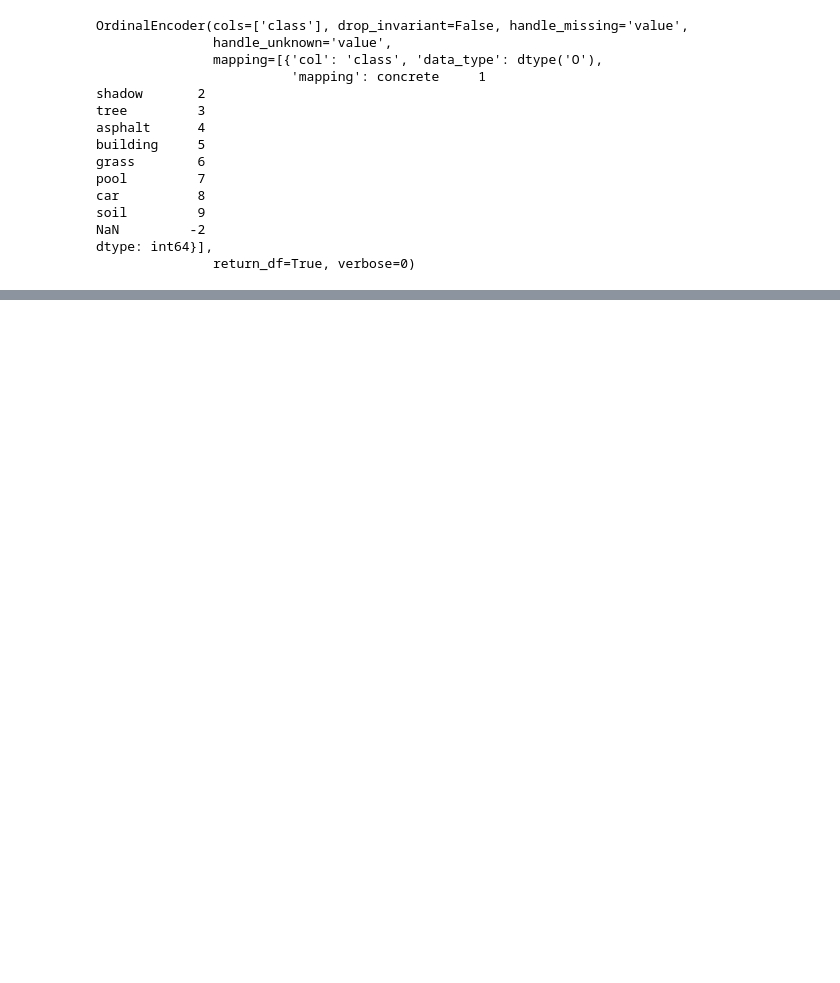
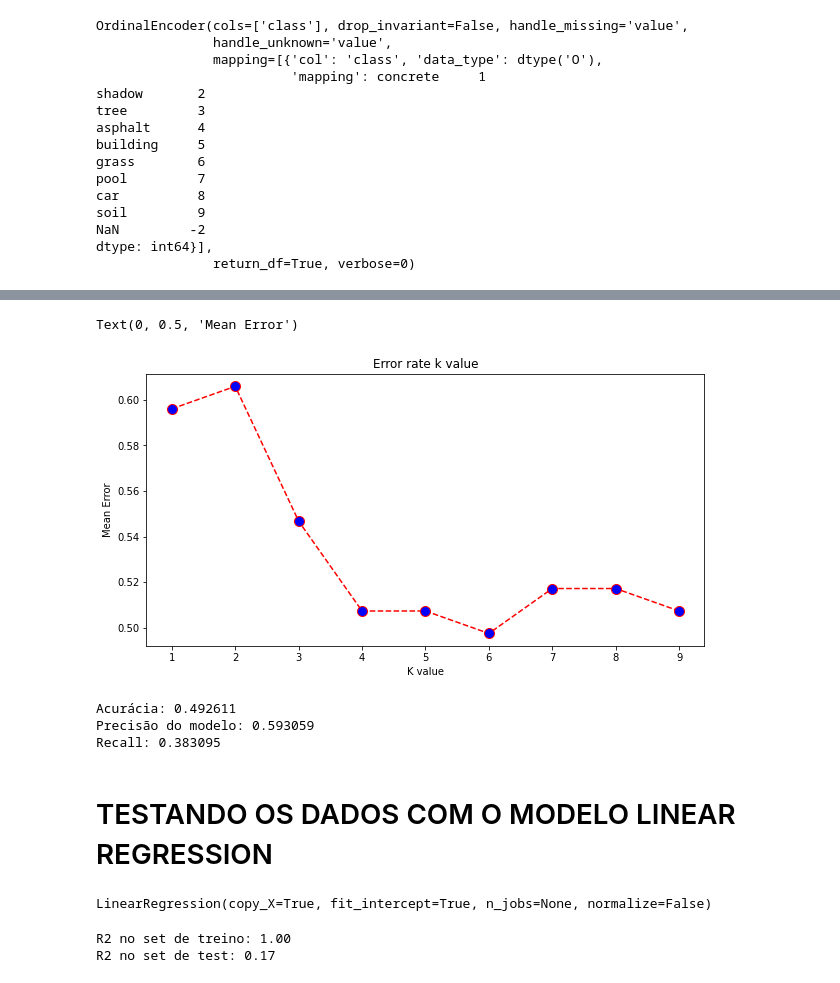
Before and after one commit to marcelogeomac/MachineLearning_ClassificacaoRegressao, a Jupyter notebook: MachineLearning_ClassificacaoRegressao_2.ipynb, the cells around one changed output, grey strips where cells are left out. Drawn from its saved outputs; the diff is of its cells as text; code cells hidden in the pictures; blank space fills up the shorter version.

```diff
--- a/MachineLearning_ClassificacaoRegressao_2.ipynb
+++ b/MachineLearning_ClassificacaoRegressao_2.ipynb
@@ -260,0 +210,14 @@ plt.show
+# %%
+from sklearn.preprocessing import OneHotEncoder
+Oht_enc = OneHotEncoder()
+X = pd.DataFrame(Oht_enc.fit_transform(X).A)
+# %%
+# Separação de treino e teste
+from sklearn.model_selection import train_test_split
+X_train, X_test, y_train, y_test = train_test_split(X, y, test_size=0.30)
+# %%
+# importando o modelo KNN
+from sklearn.neighbors import KNeighborsClassifier
+classifier = KNeighborsClassifier(n_neighbors=6)
+classifier.fit(X_train, y_train)
+knn_results = knn.predict(X_test)
@@ -260,0 +258,33 @@ plt.show
+# %%
+error = []
+
+for i in range(1, 10):
+  knn = KNeighborsClassifier(n_neighbors=i)
+  knn.fit(X_train, y_train)
+  pred_i = knn.predict(X_test)
+  error.append(np.mean(pred_i != y_test))
+# %%
+# Gráfico de distribuição de erro: Análise de K
+plt.figure(figsize=(10, 5))
+plt.plot(range(1, 10), error, color='red', linestyle='dashed', marker='o', markerfacecolor='blue', markersize=10)
+plt.title('Error rate k value')
+plt.xlabel('K value')
+plt.ylabel('Mean Error')
+# %% [output]
+Text(0, 0.5, 'Mean Error')
+[figure, added]
+# %%
+# importando e aplicando mais métricas de avaliação
+from sklearn.metrics import accuracy_score, precision_score, recall_score, f1_score, roc_auc_score
+acuracia = accuracy_score(y_test, knn_results)
+print('Acurácia: %f' % acuracia)
+precisao = precision_score(y_test, knn_results, average='macro')
+print('Precisão do modelo: %f' % precisao)
+recall = recall_score(y_test, knn_results, average='macro')
+print('Recall: %f' % recall)
+# %% [output]
+Acurácia: 0.492611
+Precisão do modelo: 0.593059
+Recall: 0.383095
+# %% [markdown]
+# TESTANDO OS DADOS COM O MODELO LINEAR REGRESSION
@@ -260,0 +299,15 @@ plt.show
+# %%
+# Aplicando o modelo
+lr = LinearRegression()
+lr.fit(X_train, y_train)
+# %% [output]
+LinearRegression(copy_X=True, fit_intercept=True, n_jobs=None, normalize=False)
+# %%
+# Avaliação do modelo R²
+r2_train = lr.score(X_train, y_train)
+r2_test = lr.score(X_test, y_test)
+print('R2 no set de treino: %.2f' % r2_train)
+print('R2 no set de test: %.2f' % r2_test)
+# %% [output]
+R2 no set de treino: 1.00
+R2 no set de test: 0.17
```
Also changed, not shown: parts of 31 cells of this notebook.
